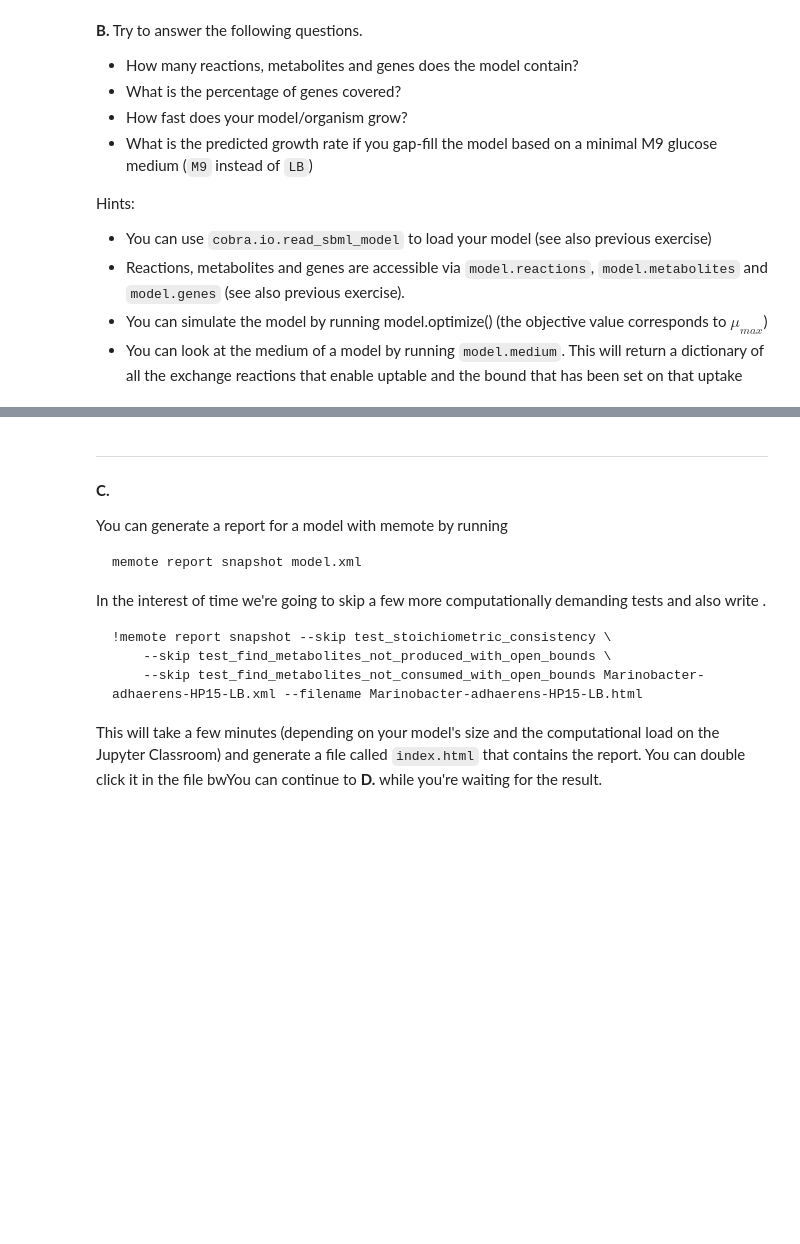
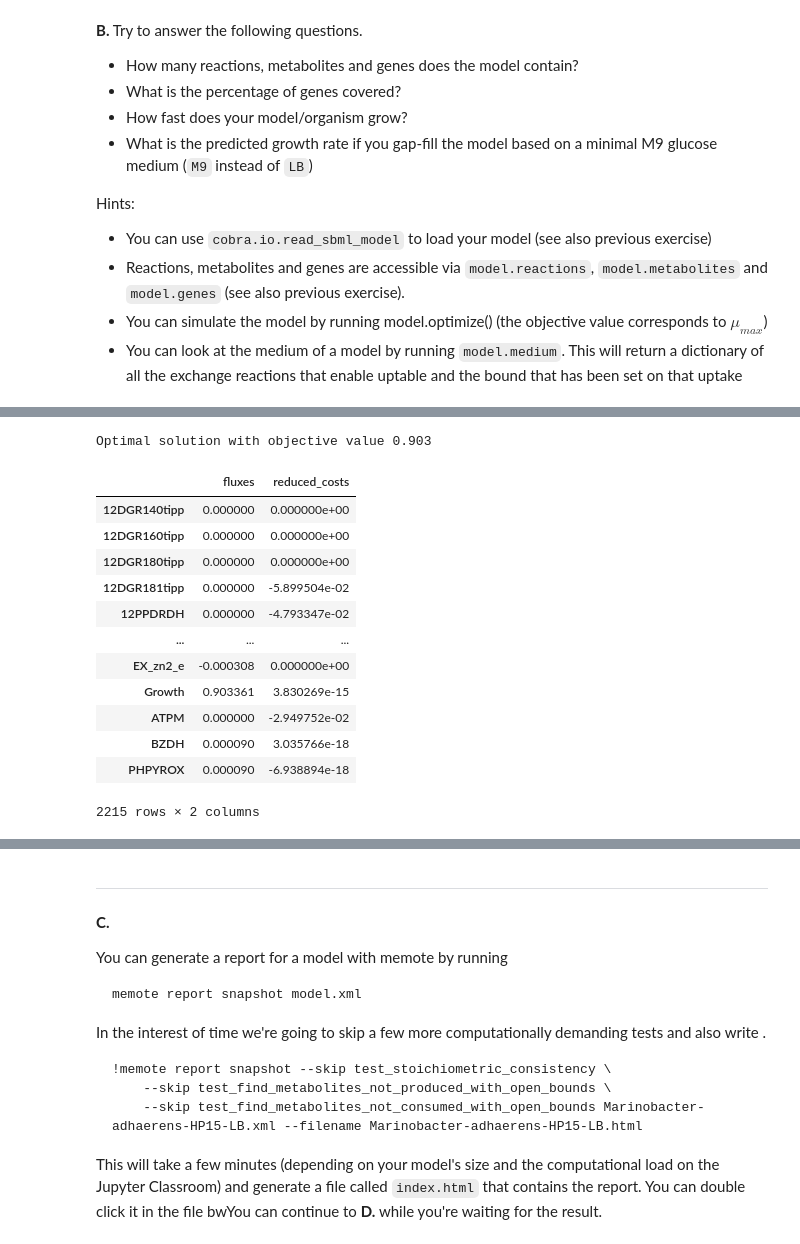
Before and after one commit to viktorht/course-materials, a Jupyter notebook: session5-exercise/reconstruction-of-gsm_viktor.ipynb, the cells around one changed output, grey strips where cells are left out. Drawn from its saved outputs; the diff is of its cells as text; code cells hidden in the pictures; blank space fills up the shorter version.

```diff
--- a/session5-exercise/reconstruction-of-gsm_viktor.ipynb
+++ b/session5-exercise/reconstruction-of-gsm_viktor.ipynb
@@ -68,0 +79,17 @@ model = read_sbml_model('Marinobacter-adhaerens-HP15-LB.xml')
+# %%
+model.optimize()
+# %% [output]
+Optimal solution with objective value 0.903
+|  | fluxes | reduced_costs |
+| 12DGR140tipp | 0.000000 | 0.000000e+00 |
+| 12DGR160tipp | 0.000000 | 0.000000e+00 |
+| 12DGR180tipp | 0.000000 | 0.000000e+00 |
+| 12DGR181tipp | 0.000000 | -5.899504e-02 |
+| 12PPDRDH | 0.000000 | -4.793347e-02 |
+| ... | ... | ... |
+| EX_zn2_e | -0.000308 | 0.000000e+00 |
+| Growth | 0.903361 | 3.830269e-15 |
+| ATPM | 0.000000 | -2.949752e-02 |
+| BZDH | 0.000090 | 3.035766e-18 |
+| PHPYROX | 0.000090 | -6.938894e-18 |
+2215 rows × 2 columns
```
Also changed, not shown: parts of 9 cells of this notebook.
